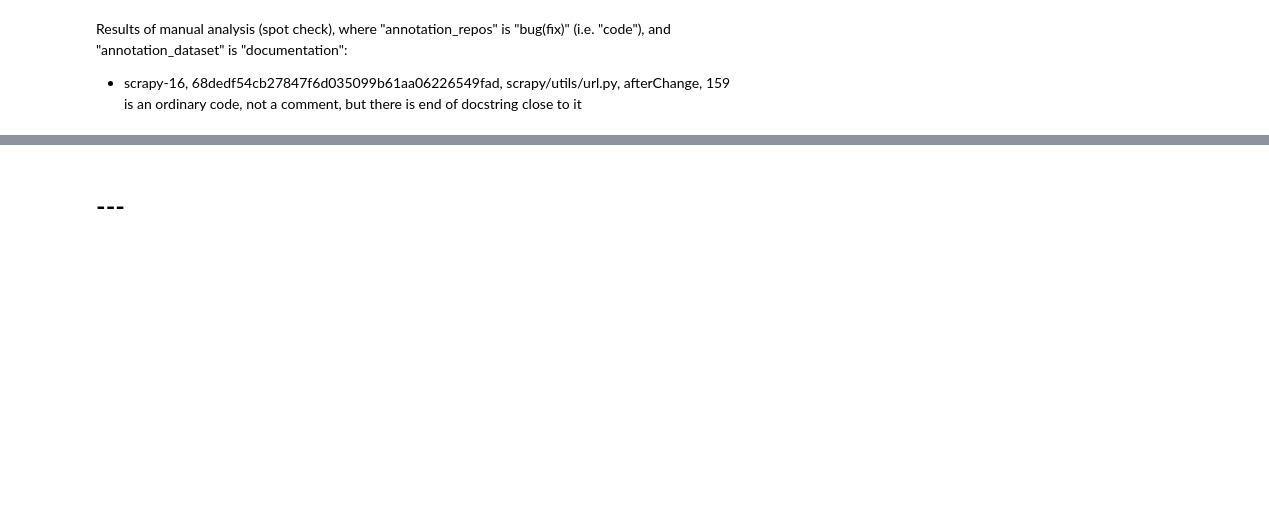
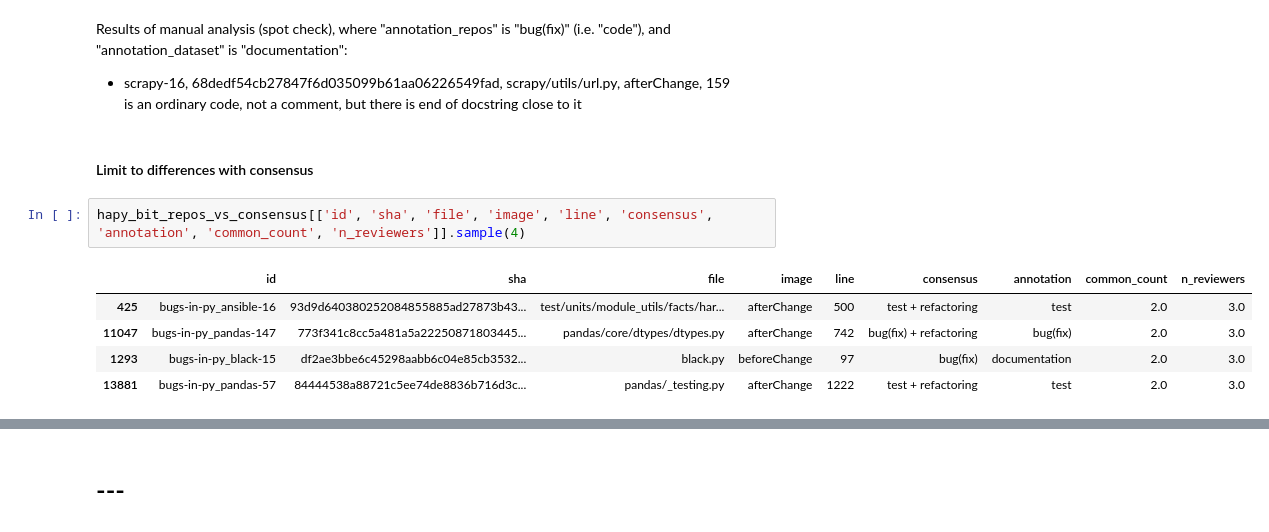
Before and after one commit to ncusi/PatchScope, a Jupyter notebook: notebooks/experiments/01-compare_annotations.ipynb, the cells around one changed output, grey strips where cells are left out. Saved outputs shown, nothing was run; the diff lists cells and outputs as text; blank space fills up the shorter version.

```diff
--- a/notebooks/experiments/01-compare_annotations.ipynb
+++ b/notebooks/experiments/01-compare_annotations.ipynb
@@ -3044,3 +3044,13 @@ hapy_bip_dataset_vs_from_repos_merge_inner[
 Results of manual analysis (spot check), where "annotation_repos" is "bug(fix)" (i.e. "code"), and "annotation_dataset" is "documentation":
 - scrapy-16, 68dedf54cb27847f6d035099b61aa06226549fad, scrapy/utils/url.py, afterChange, 159<br>
   is an ordinary code, not a comment, but there is end of docstring close to it
+# %% [markdown]
+#### Limit to differences with consensus
+# %%
+hapy_bit_repos_vs_consensus[['id', 'sha', 'file', 'image', 'line', 'consensus', 'annotation', 'common_count', 'n_reviewers']].sample(4)
+# %% [output]
+|  | id | sha | file | image | line | consensus | annotation | common_count | n_reviewers |
+| 425 | bugs-in-py_ansible-16 | 93d9d640380252084855885ad27873b43... | test/units/module_utils/facts/har... | afterChange | 500 | test + refactoring | test | 2.0 | 3.0 |
+| 11047 | bugs-in-py_pandas-147 | 773f341c8cc5a481a5a22250871803445... | pandas/core/dtypes/dtypes.py | afterChange | 742 | bug(fix) + refactoring | bug(fix) | 2.0 | 3.0 |
+| 1293 | bugs-in-py_black-15 | df2ae3bbe6c45298aabb6c04e85cb3532... | black.py | beforeChange | 97 | bug(fix) | documentation | 2.0 | 3.0 |
+| 13881 | bugs-in-py_pandas-57 | 84444538a88721c5ee74de8836b716d3c... | pandas/_testing.py | afterChange | 1222 | test + refactoring | test | 2.0 | 3.0 |
```
Also changed, not shown: parts of 9 cells of this notebook.
